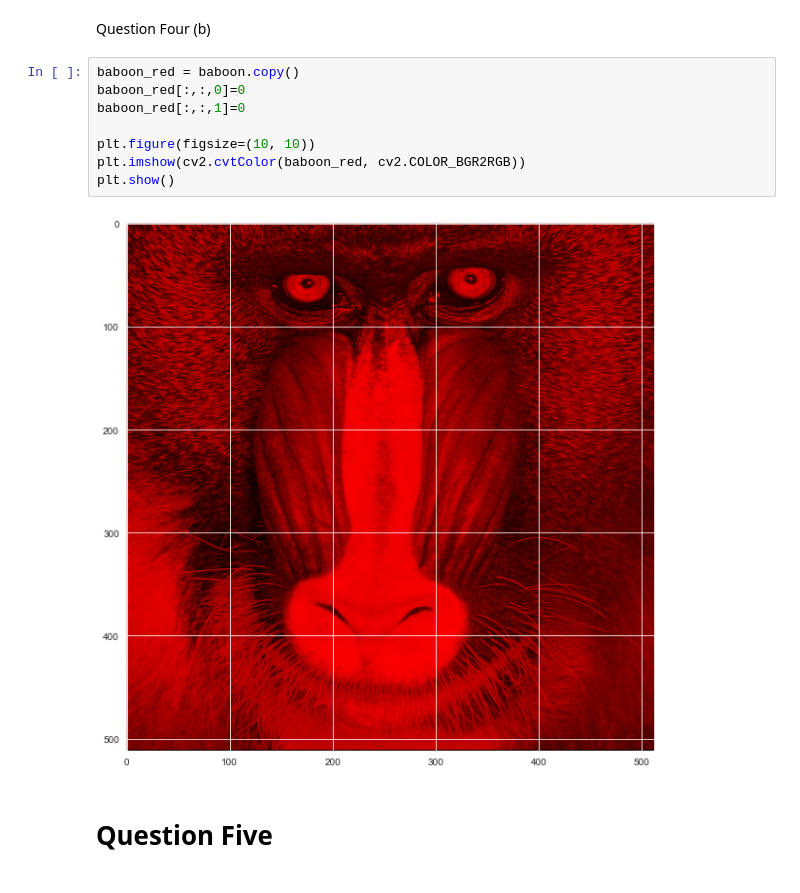
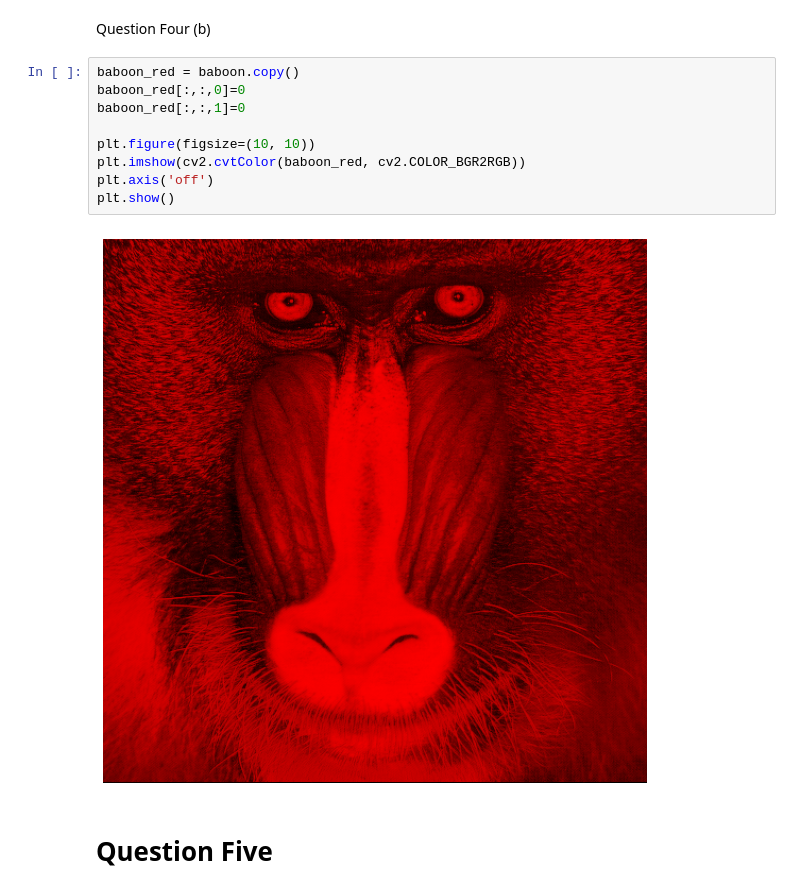
Before and after one commit to dbaluku/Python-Assignments, a Jupyter notebook: Data/DataMiningExamination.ipynb, the cells around one changed output. Cells and saved outputs as stored; diff of their text form.

```diff
--- a/Data/DataMiningExamination.ipynb
+++ b/Data/DataMiningExamination.ipynb
@@ -263,13 +268,14 @@ Question Four (b)
 # %%
 baboon_red = baboon.copy()
 baboon_red[:,:,0]=0
 baboon_red[:,:,1]=0
 
 plt.figure(figsize=(10, 10))
 plt.imshow(cv2.cvtColor(baboon_red, cv2.COLOR_BGR2RGB))
+plt.axis('off')
 plt.show()
 # %% [output]
-[figure, old version]
+[figure, new version]
 # %% [markdown]
 <h1> Question Five </h1>
 # %%
```
Also changed, not shown: parts of 4 cells of this notebook.
